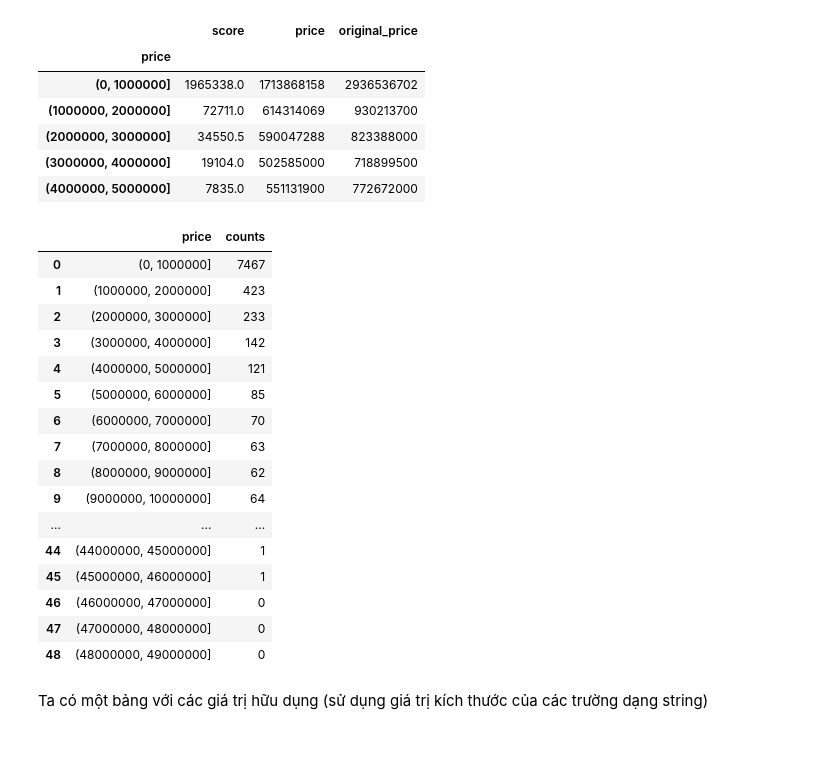
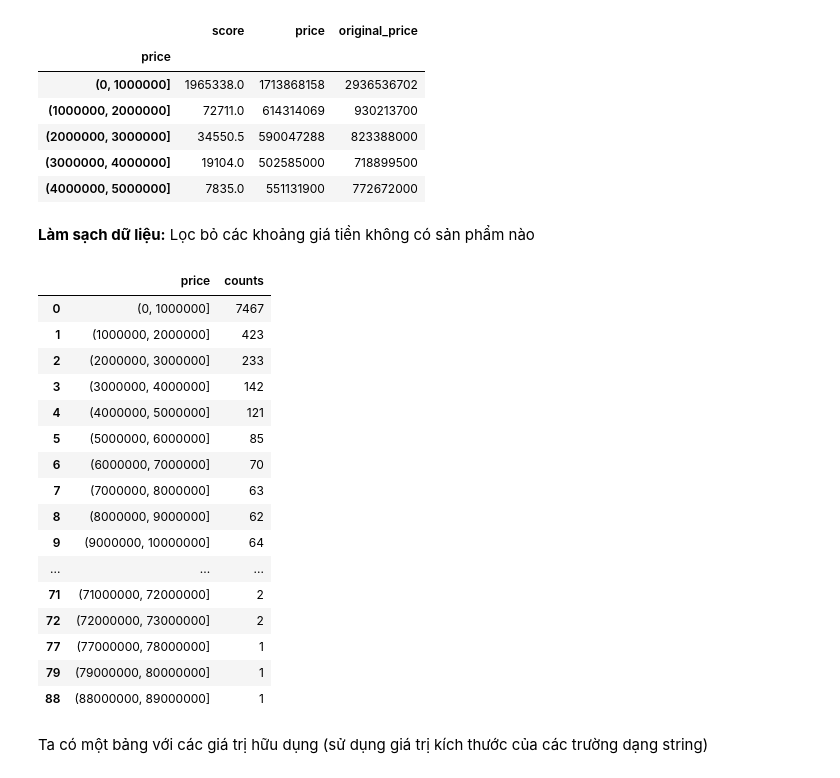
Before and after one commit to tamtamxtamtam/NguyenThiMinhTam_18021113_Nhom5_DataUnderstandingAndVisualization, a Jupyter notebook: Week4DataUnderstandingAndVisualization.ipynb, the cells around one changed output. Cells and saved outputs as stored; diff of their text form; code cells hidden in the pictures; blank space fills up the shorter version.

```diff
--- a/Week4DataUnderstandingAndVisualization.ipynb
+++ b/Week4DataUnderstandingAndVisualization.ipynb
@@ -158,7 +158,7 @@ tiki_a.sample(5)
 # %% [markdown]
 Nhóm các sản phẩm theo giá tiền (bước giá 1.000.000)
 # %%
-tiki_b = tiki.groupby(pd.cut(tiki["price"], np.arange(0, 50000000, 1000000)))
+tiki_b = tiki.groupby(pd.cut(tiki["price"], np.arange(0, tiki['price'].max(), 1000000)))
 tiki_b[['score', 'price', 'original_price']].sum().head(5)
 # %% [output]
 |  | score | price | original_price |
@@ -168,27 +168,29 @@ tiki_b[['score', 'price', 'original_price']].sum().head(5)
 | (2000000, 3000000] | 34550.5 | 590047288 | 823388000 |
 | (3000000, 4000000] | 19104.0 | 502585000 | 718899500 |
 | (4000000, 5000000] | 7835.0 | 551131900 | 772672000 |
+# %% [markdown]
+**Làm sạch dữ liệu:** Lọc bỏ các khoảng giá tiền không có sản phẩm nào
 # %%
 tiki_d = tiki_b.size().reset_index(name='counts')
-tiki_d
+tiki_d[tiki_d['counts'] != 0]
 # %% [output]
 |  | price | counts |
 | 0 | (0, 1000000] | 7467 |
 | 1 | (1000000, 2000000] | 423 |
 | 2 | (2000000, 3000000] | 233 |
 | 3 | (3000000, 4000000] | 142 |
 | 4 | (4000000, 5000000] | 121 |
 | 5 | (5000000, 6000000] | 85 |
 | 6 | (6000000, 7000000] | 70 |
 | 7 | (7000000, 8000000] | 63 |
 | 8 | (8000000, 9000000] | 62 |
 | 9 | (9000000, 10000000] | 64 |
 | ... | ... | ... |
-| 44 | (44000000, 45000000] | 1 |
-| 45 | (45000000, 46000000] | 1 |
-| 46 | (46000000, 47000000] | 0 |
-| 47 | (47000000, 48000000] | 0 |
-| 48 | (48000000, 49000000] | 0 |
+| 71 | (71000000, 72000000] | 2 |
+| 72 | (72000000, 73000000] | 2 |
+| 77 | (77000000, 78000000] | 1 |
+| 79 | (79000000, 80000000] | 1 |
+| 88 | (88000000, 89000000] | 1 |
 # %% [markdown]
 Ta có một bảng với các giá trị hữu dụng (sử dụng giá trị kích thước của các trường dạng string)
 # %%
```
Also changed, not shown: parts of 2 cells of this notebook.
